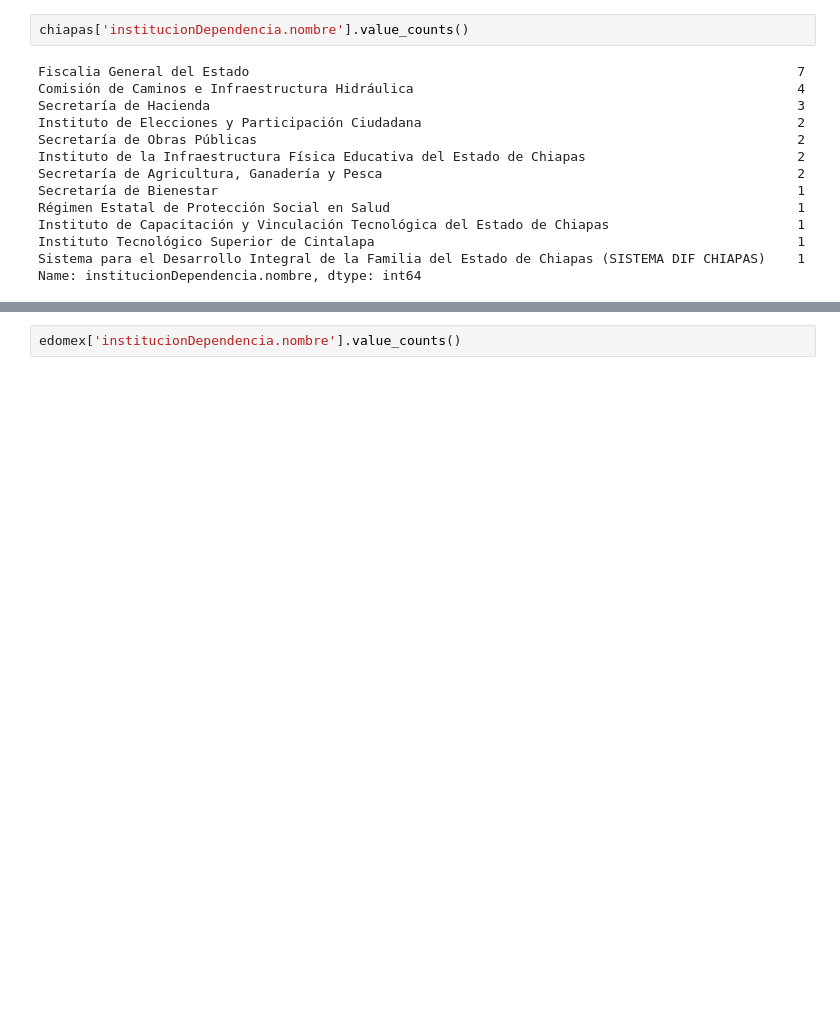
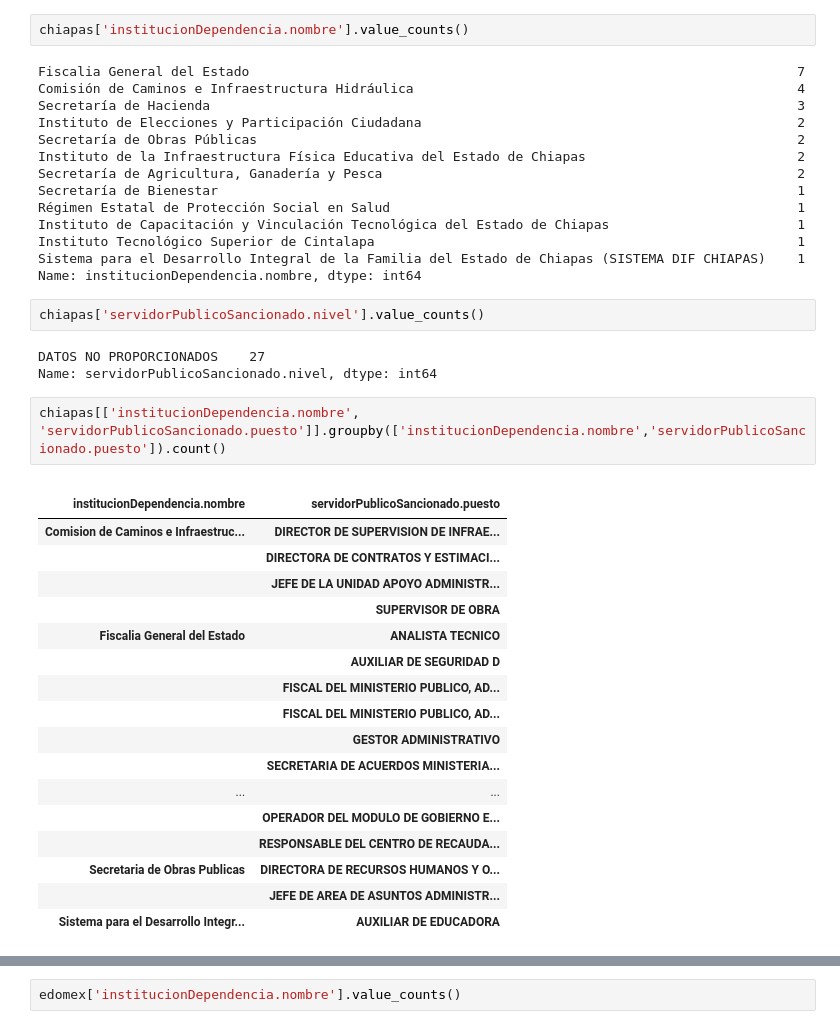
Before and after one commit to luzydata/dataton-2022, a Jupyter notebook: S3_edomex_chiapas.ipynb, the cells around one changed output, grey strips where cells are left out. Saved outputs shown, nothing was run; the diff lists cells and outputs as text; blank space fills up the shorter version.

```diff
--- a/S3_edomex_chiapas.ipynb
+++ b/S3_edomex_chiapas.ipynb
@@ -146,3 +148,29 @@ Instituto de Capacitación y Vinculación Tecnológica del Estado de Chiapas
 Instituto Tecnológico Superior de Cintalapa                                                      1
 Sistema para el Desarrollo Integral de la Familia del Estado de Chiapas (SISTEMA DIF CHIAPAS)    1
 Name: institucionDependencia.nombre, dtype: int64
+# %%
+chiapas['servidorPublicoSancionado.nivel'].value_counts()
+# %% [output]
+DATOS NO PROPORCIONADOS    27
+Name: servidorPublicoSancionado.nivel, dtype: int64
+# %%
+chiapas[['institucionDependencia.nombre', 'servidorPublicoSancionado.puesto']].groupby(['institucionDependencia.nombre','servidorPublicoSancionado.puesto']).count()
+# %% [output]
+|  |  |
+| institucionDependencia.nombre | servidorPublicoSancionado.puesto |
+| Comision de Caminos e Infraestruc... | DIRECTOR DE SUPERVISION DE INFRAE... |
+|  | DIRECTORA DE CONTRATOS Y ESTIMACI... |
+|  | JEFE DE LA UNIDAD APOYO ADMINISTR... |
+|  | SUPERVISOR DE OBRA |
+| Fiscalia General del Estado | ANALISTA TECNICO |
+|  | AUXILIAR DE SEGURIDAD D |
+|  | FISCAL DEL MINISTERIO PUBLICO, AD... |
+|  | FISCAL DEL MINISTERIO PUBLICO, AD... |
+|  | GESTOR ADMINISTRATIVO |
+|  | SECRETARIA DE ACUERDOS MINISTERIA... |
+| ... | ... |
+|  | OPERADOR DEL MODULO DE GOBIERNO E... |
+|  | RESPONSABLE DEL CENTRO DE RECAUDA... |
+| Secretaria de Obras Publicas | DIRECTORA DE RECURSOS HUMANOS Y O... |
+|  | JEFE DE AREA DE ASUNTOS ADMINISTR... |
+| Sistema para el Desarrollo Integr... | AUXILIAR DE EDUCADORA |
```
Also changed, not shown: parts of 5 cells of this notebook, 2 other files.
